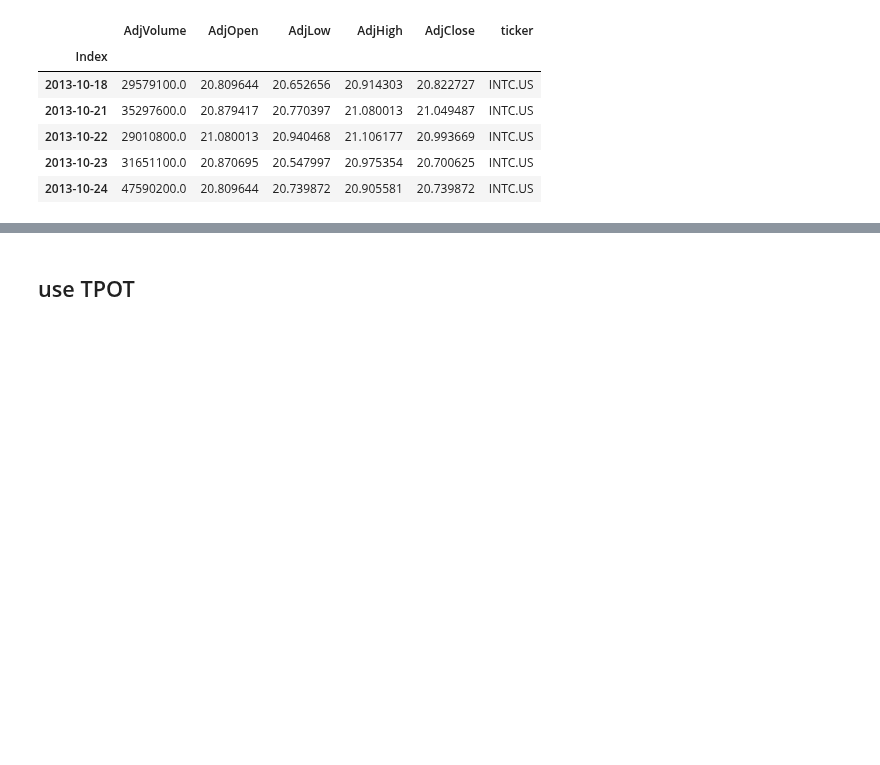
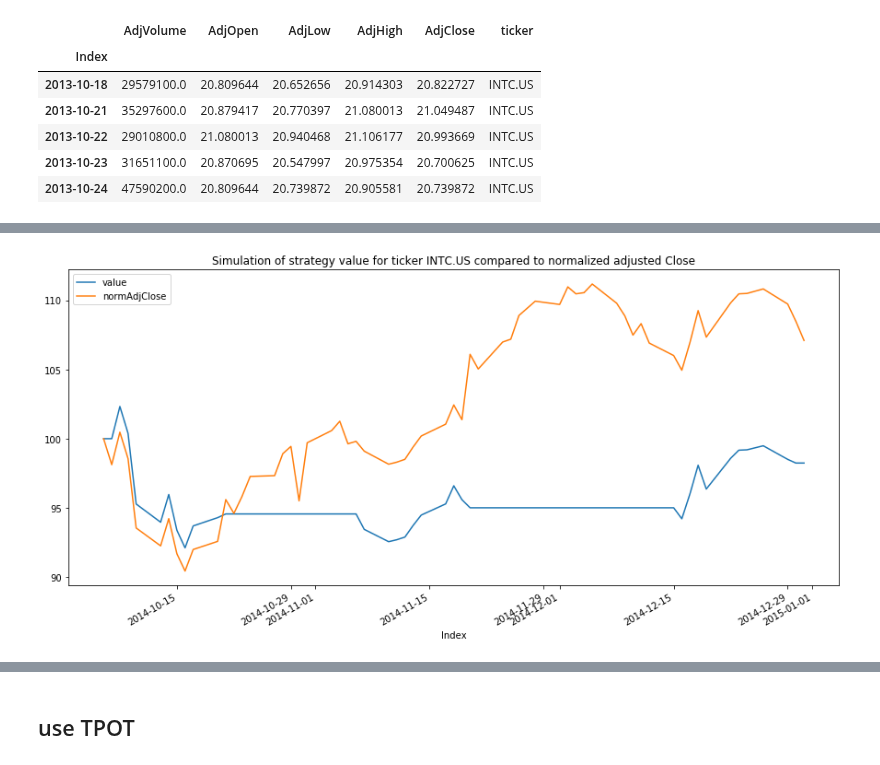
Before and after one commit to Lindstaedt/Stock-recommendation-with-ML, a Jupyter notebook: notebooks/03.0-fl-model-training-sklearn.ipynb, the cells around one changed output, grey strips where cells are left out. Saved outputs shown, nothing was run; the diff lists cells and outputs as text; code cells hidden in the pictures; blank space fills up the shorter version.

```diff
--- a/notebooks/03.0-fl-model-training-sklearn.ipynb
+++ b/notebooks/03.0-fl-model-training-sklearn.ipynb
@@ -317,0 +336,86 @@ df_downloaded_all_tickers.loc[ df_downloaded_all_tickers['ticker']=='INTC.US', :
+# %%
+def calculate_backtest(backtest_df, signal_col_name, buy_on_day_plus_x, sell_on_day_plus_x):
+    '''
+    Calculates profit of strategy on the stock data given, starting cash is 100
+    Strategy is hardcoded into function: buy on the open and sell on the open as controlled by parameters
+    Go all in or all out, no partial positions and ignore additional long signals until exited position
+    Inputs
+        backtest_df - dataframe with Adjusted OHLC data
+        signal_col_name - name of column used to trigger the execution of the stategy
+        buy_on_day_plus_x - number of days after signal date on which the stock is purchased at the AdjOpen price
+        sell_on_day_plus_x - number of dasy after signal date on which the stock is sold at the AdjOpen price
+    Output
+        backtest_df_with_profits
+    '''
+    # initial capital $100
+    capital = 100
+    backtest_df['capital'] = capital
+    # initially don't own any of the stock
+    stocks_owned = 0
+    backtest_df['stocks_owned'] = stocks_owned
+    # initially set to false:
+    buy_stock_on_next_open = False
+    sell_stock_on_next_open = False
+    buy_in_x_days = -1
+    sell_in_x_days = -1
+
+    # loop through all dates in chronological order
+    for date in  backtest_df.index:
+
+        #set capital and stocks_owned for day to current state
+        backtest_df.loc[date, 'capital'] = capital
+        backtest_df.loc[date, 'stocks_owned'] = stocks_owned
+
+        if (buy_in_x_days == 0) & (backtest_df.loc[date, 'stocks_owned'] == 0):
+            # time to buy and currently not already owning the stock (otherwise skip signal and wait for sell)
+            # buy today on the AdjOpen:
+            # calculate number of shares
+            print('buying now')
+            backtest_df.loc[date, 'stocks_owned'] = backtest_df.loc[date, 'capital'] / backtest_df.loc[date, 'AdjOpen']
+            # set capital to zero
+            backtest_df.loc[date, 'capital'] = 0
+
+        if (sell_in_x_days == 0) & (backtest_df.loc[date, 'capital'] == 0):
+            # time to sell and have stocks to sell:
+            # sell today on the AdjOpen:
+            # calculate cash from sale of stock
+            print('selling now')
+            backtest_df.loc[date, 'capital'] = backtest_df.loc[date, 'stocks_owned'] * backtest_df.loc[date, 'AdjOpen']
+            # set stocks owned to zero
+            backtest_df.loc[date, 'stocks_owned'] = 0
+
+        #set capital and stocks_owned for day to current state
+        capital = backtest_df.loc[date, 'capital']
+        stocks_owned = backtest_df.loc[date, 'stocks_owned']
+
+        if (backtest_df.loc[date, signal_col_name] == True) & (backtest_df.loc[date, 'stocks_owned'] == 0):
+            # we have a signal, set the counters for countdowns to buy and then sell
+            buy_in_x_days = buy_on_day_plus_x
+            sell_in_x_days = sell_on_day_plus_x
+
+        buy_in_x_days += -1
+        sell_in_x_days += -1
+
+        # calculate total value of cash and stock at close price
+        backtest_df.loc[date, 'value'] = capital + stocks_owned * backtest_df.loc[date, 'AdjClose']
+
+        '''print(date, backtest_df.loc[date, signal_col_name],
+                      buy_in_x_days, sell_in_x_days,
+                      backtest_df.loc[date, 'capital'],
+                      backtest_df.loc[date, 'stocks_owned'],
+                      backtest_df.loc[date, 'value'],
+                      backtest_df.loc[date, 'AdjOpen'])
+        '''
+        return backtest_df
+
+def show_chart_of_backtest_result(backtest_df):
+    backtest_df[['value', 'normAdjClose']].plot(figsize=(15,7))
+    plt.title('Simulation of strategy value for ticker ' + backtest_df.ticker[0] + ' compared to normalized adjusted Close')
+    plt.show()
+
+
+backtest_df = df_backtest_this_ticker_with_downloaded_data
+backtest_df = calculate_backtest(backtest_df, 'setup_for_profitable_trade_prediction', 1, 10)
+show_chart_of_backtest_result(backtest_df)
+# %% [output]
+[figure, added]
```
Also changed, not shown: parts of 20 cells of this notebook.
